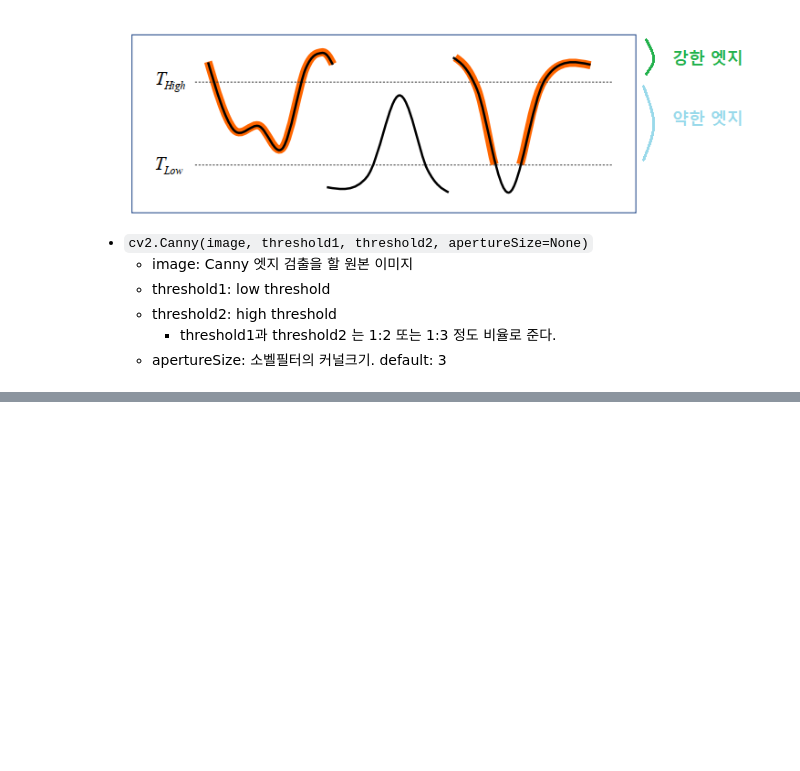
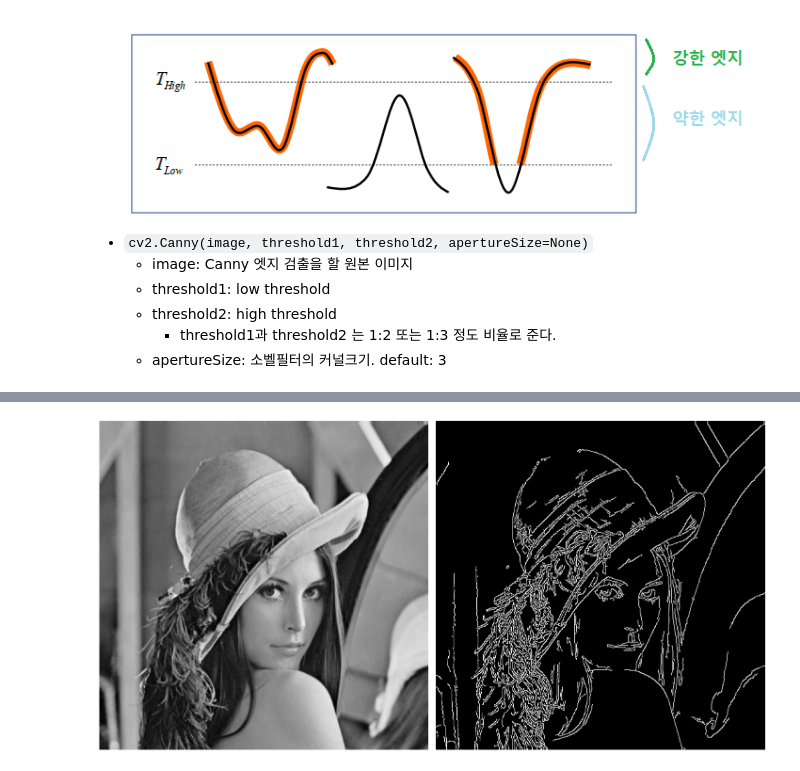
Before and after one commit to sujeong-jang-creator/jcrystal, a Jupyter notebook: 13.openCV/04_엣지검출.ipynb, the cells around one changed output, grey strips where cells are left out. Saved outputs shown, nothing was run; the diff lists cells and outputs as text; code cells hidden in the pictures; blank space fills up the shorter version.

```diff
--- a/13.openCV/04_엣지검출.ipynb
+++ b/13.openCV/04_엣지검출.ipynb
@@ -69,0 +140,14 @@
+# %%
+plt.figure(figsize=(20,10))
+plt.subplot(1,2,1)
+plt.imshow(lenna_gray, cmap='gray')
+plt.axis('off')
+
+plt.subplot(1,2,2)
+plt.imshow(lenna_canny, cmap='gray')
+plt.axis('off')
+
+plt.tight_layout()
+plt.show()
+# %% [output]
+[figure, added]
```
Also changed, not shown: parts of 14 cells of this notebook, 9 other files.
